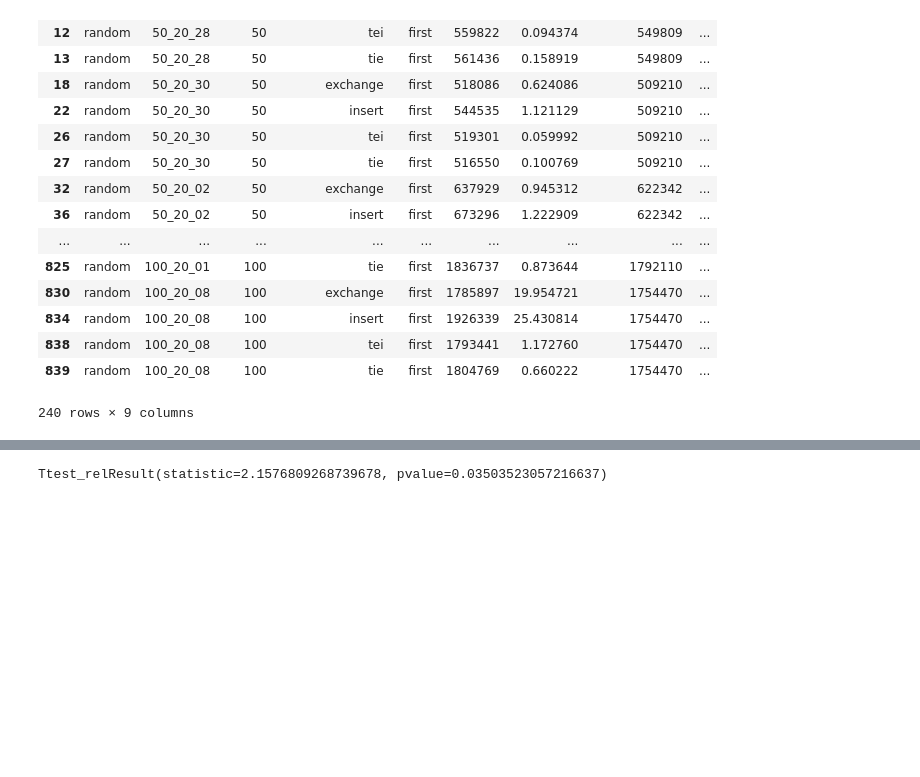
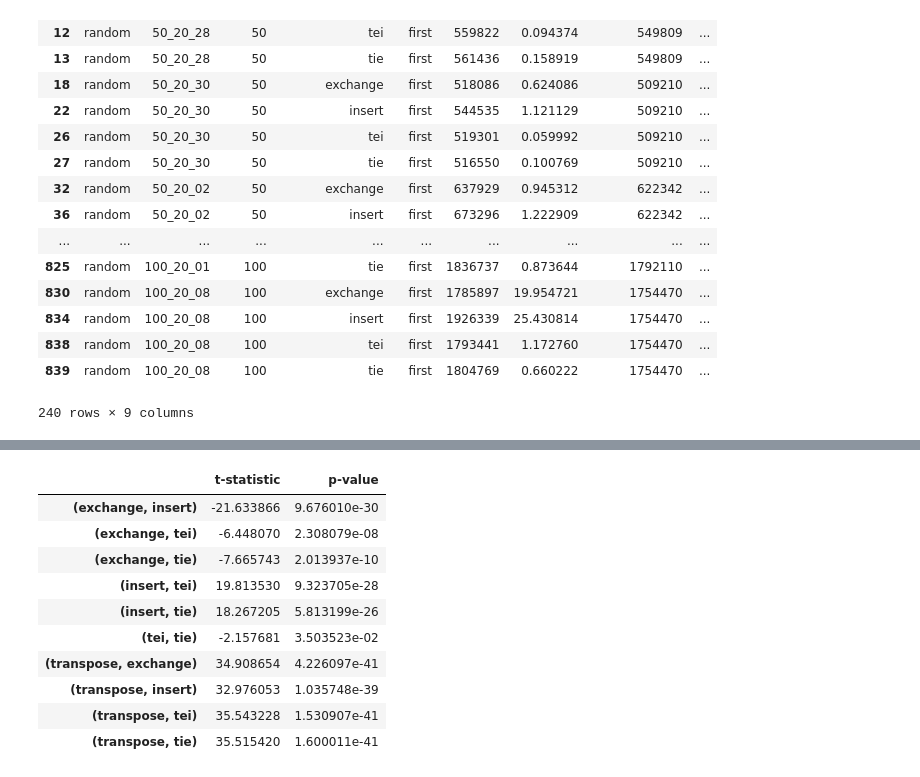
Before and after one commit to t00n/heuristics, a Jupyter notebook: impl1/src/implem 1.ipynb, the cells around one changed output, grey strips where cells are left out. Cells and saved outputs as stored; diff of their text form; code cells hidden in the pictures; blank space fills up the shorter version.

```diff
--- a/impl1/src/implem 1.ipynb
+++ b/impl1/src/implem 1.ipynb
@@ -400,6 +392,26 @@ exercise2_compare_time(exercise2_for_comparison, 'tie', 'exchange').mean()
-# %%
-tie = exercise2[exercise2.neighbourhood == "tie"]
-tei = exercise2[exercise2.neighbourhood == "tei"]
-ttest_rel(tie.percentage_deviation, tei.percentage_deviation)
-# %% [output]
-Ttest_relResult(statistic=2.1576809268739678, pvalue=0.03503523057216637)
+# %%
+from collections import defaultdict
+exercise2_student_percentage_deviation = defaultdict(lambda: {})
+for i in range(len(neighbourhoods)):
+    for j in range(i + 1, len(neighbourhoods)):
+        neigh1 = neighbourhoods[i][2:]
+        neigh2 = neighbourhoods[j][2:]
+        left = merged[(merged.neighbourhood == neigh1) & (merged.init == 'random') & (merged['pivot'] == 'first')]
+        right = merged[(merged.neighbourhood == neigh2) & (merged.init == 'random') & (merged['pivot'] == 'first')]
+        exercise2_student_percentage_deviation[neigh1,neigh2] = ttest_rel(left.percentage_deviation, right.percentage_deviation)
+exercise2_student_percentage_deviation = pd.DataFrame(exercise2_student_percentage_deviation).T
+exercise2_student_percentage_deviation.index = exercise2_student_percentage_deviation.index.tolist()
+exercise2_student_percentage_deviation.columns = ['t-statistic', 'p-value']
+exercise2_student_percentage_deviation
+# %% [output]
+|  | t-statistic | p-value |
+| (exchange, insert) | -21.633866 | 9.676010e-30 |
+| (exchange, tei) | -6.448070 | 2.308079e-08 |
+| (exchange, tie) | -7.665743 | 2.013937e-10 |
+| (insert, tei) | 19.813530 | 9.323705e-28 |
+| (insert, tie) | 18.267205 | 5.813199e-26 |
+| (tei, tie) | -2.157681 | 3.503523e-02 |
+| (transpose, exchange) | 34.908654 | 4.226097e-41 |
+| (transpose, insert) | 32.976053 | 1.035748e-39 |
+| (transpose, tei) | 35.543228 | 1.530907e-41 |
+| (transpose, tie) | 35.515420 | 1.600011e-41 |
```
Also changed, not shown: parts of 13 cells of this notebook, 1 other file.
